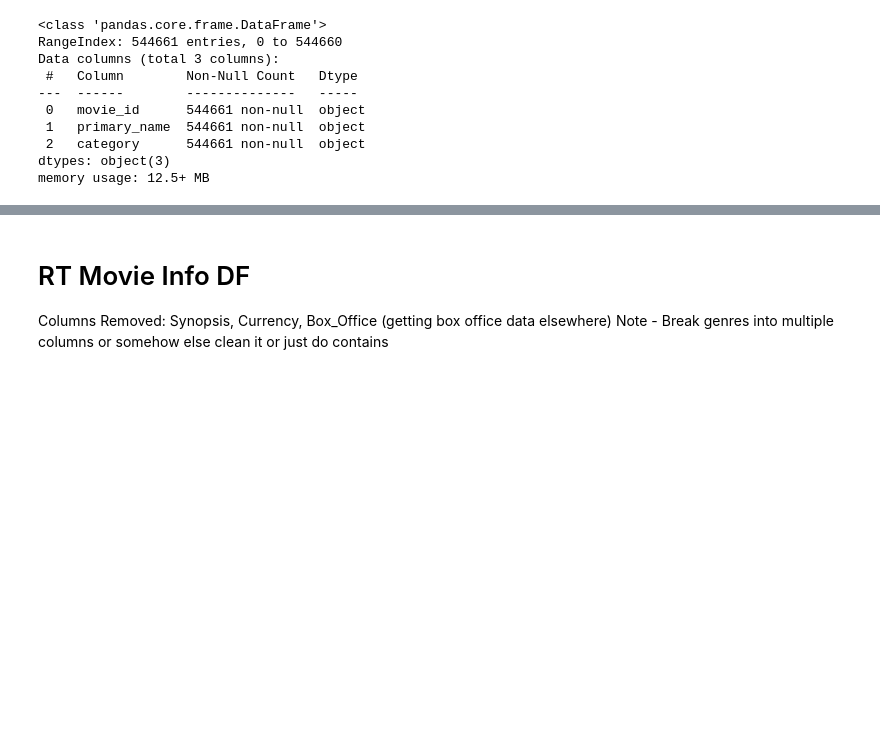
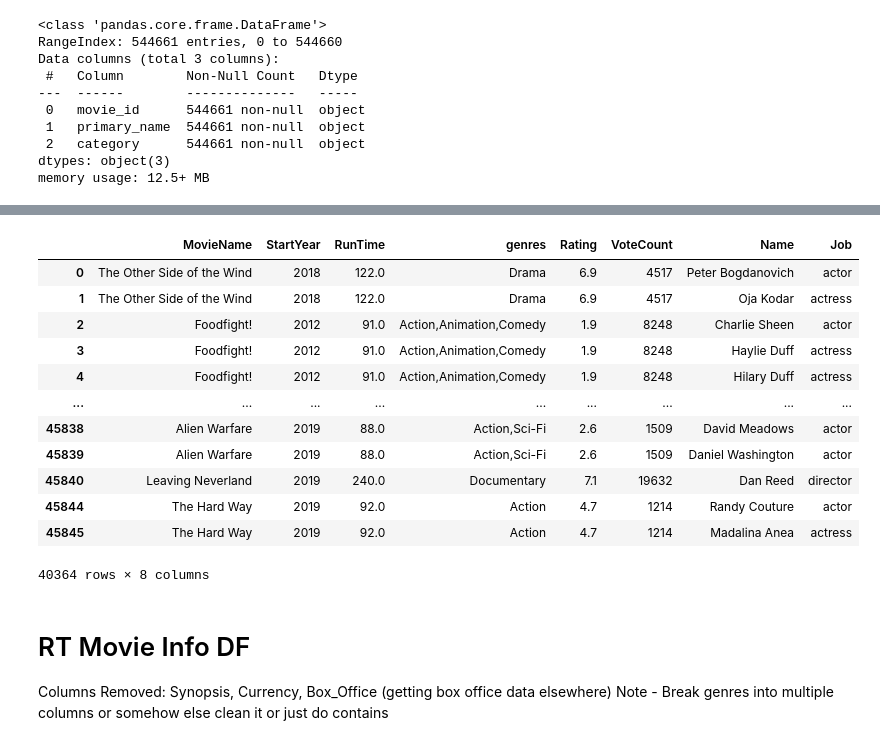
Before and after one commit to charlesmpan/FilmStudioMovieRec, a Jupyter notebook: final_notebook_cpan.ipynb, the cells around one changed output, grey strips where cells are left out. Drawn from its saved outputs; the diff is of its cells as text; code cells hidden in the pictures; blank space fills up the shorter version.

```diff
--- a/final_notebook_cpan.ipynb
+++ b/final_notebook_cpan.ipynb
@@ -592,3 +843,21 @@ Name: Name, Length: 24779, dtype: int64
+# %%
+imdbnames = imdb.groupby('Name')
+# %%
+imdbnames.head()
+# %% [output]
+|  | MovieName | StartYear | RunTime | genres | Rating | VoteCount | Name | Job |
+| 0 | The Other Side of the Wind | 2018 | 122.0 | Drama | 6.9 | 4517 | Peter Bogdanovich | actor |
+| 1 | The Other Side of the Wind | 2018 | 122.0 | Drama | 6.9 | 4517 | Oja Kodar | actress |
+| 2 | Foodfight! | 2012 | 91.0 | Action,Animation,Comedy | 1.9 | 8248 | Charlie Sheen | actor |
+| 3 | Foodfight! | 2012 | 91.0 | Action,Animation,Comedy | 1.9 | 8248 | Haylie Duff | actress |
+| 4 | Foodfight! | 2012 | 91.0 | Action,Animation,Comedy | 1.9 | 8248 | Hilary Duff | actress |
+| ... | ... | ... | ... | ... | ... | ... | ... | ... |
+| 45838 | Alien Warfare | 2019 | 88.0 | Action,Sci-Fi | 2.6 | 1509 | David Meadows | actor |
+| 45839 | Alien Warfare | 2019 | 88.0 | Action,Sci-Fi | 2.6 | 1509 | Daniel Washington | actor |
+| 45840 | Leaving Neverland | 2019 | 240.0 | Documentary | 7.1 | 19632 | Dan Reed | director |
+| 45844 | The Hard Way | 2019 | 92.0 | Action | 4.7 | 1214 | Randy Couture | actor |
+| 45845 | The Hard Way | 2019 | 92.0 | Action | 4.7 | 1214 | Madalina Anea | actress |
+40364 rows × 8 columns
 # %% [markdown]
 # RT Movie Info DF
 Columns Removed: Synopsis, Currency, Box_Office (getting box office data elsewhere)
```
Also changed, not shown: parts of 26 cells of this notebook.
